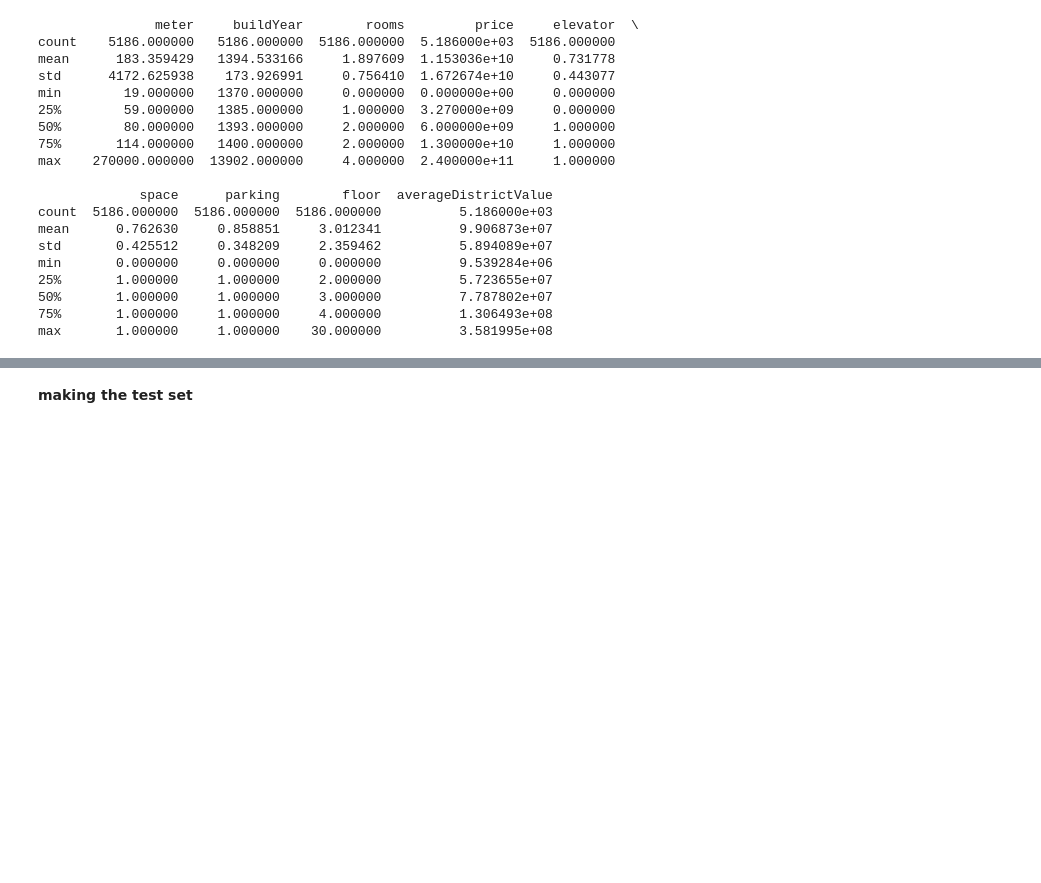
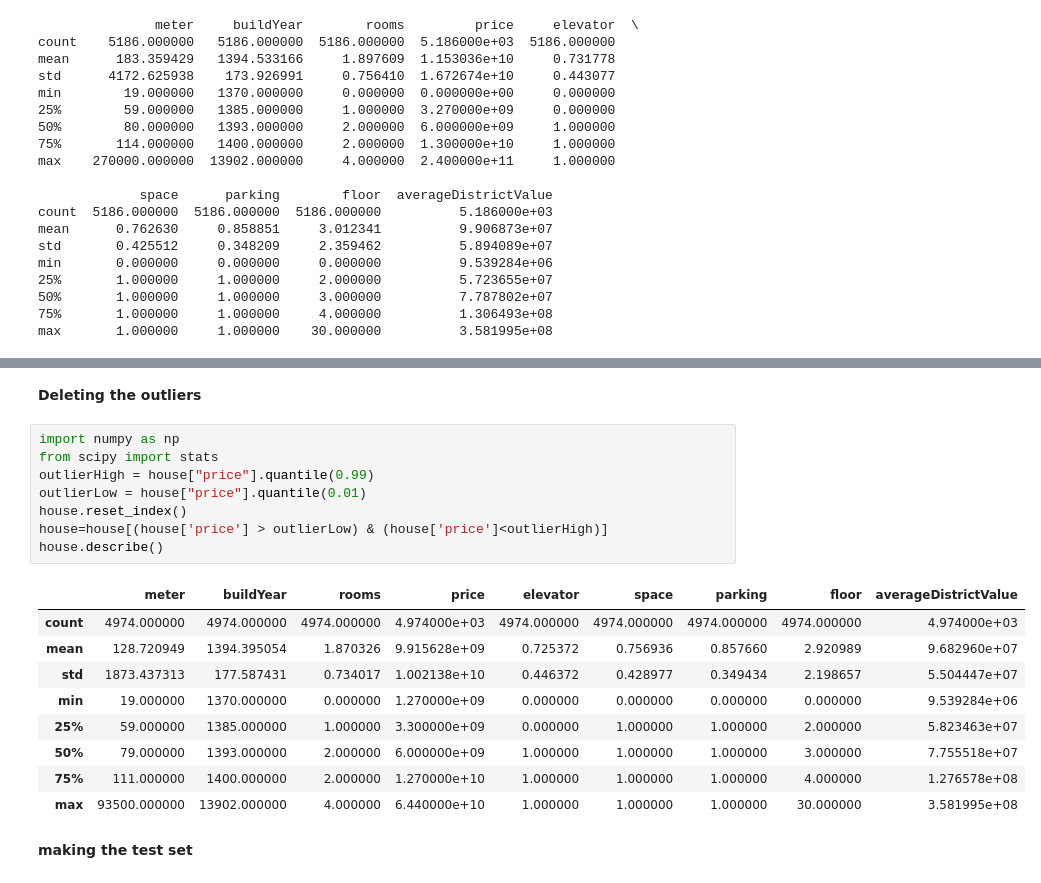
Before and after one commit to mehanalavimajd/pelot, a Jupyter notebook: model/train.ipynb, the cells around one changed output, grey strips where cells are left out. Saved outputs shown, nothing was run; the diff lists cells and outputs as text; blank space fills up the shorter version.

```diff
--- a/model/train.ipynb
+++ b/model/train.ipynb
@@ -63,3 +63,23 @@ plt.show()
+# %% [markdown]
+**Deleting the outliers**
+# %%
+import numpy as np
+from scipy import stats
+outlierHigh = house["price"].quantile(0.99)
+outlierLow = house["price"].quantile(0.01)
+house.reset_index()
+house=house[(house['price'] > outlierLow) & (house['price']<outlierHigh)]
+house.describe()
+# %% [output]
+|  | meter | buildYear | rooms | price | elevator | space | parking | floor | averageDistrictValue |
+| count | 4974.000000 | 4974.000000 | 4974.000000 | 4.974000e+03 | 4974.000000 | 4974.000000 | 4974.000000 | 4974.000000 | 4.974000e+03 |
+| mean | 128.720949 | 1394.395054 | 1.870326 | 9.915628e+09 | 0.725372 | 0.756936 | 0.857660 | 2.920989 | 9.682960e+07 |
+| std | 1873.437313 | 177.587431 | 0.734017 | 1.002138e+10 | 0.446372 | 0.428977 | 0.349434 | 2.198657 | 5.504447e+07 |
+| min | 19.000000 | 1370.000000 | 0.000000 | 1.270000e+09 | 0.000000 | 0.000000 | 0.000000 | 0.000000 | 9.539284e+06 |
+| 25% | 59.000000 | 1385.000000 | 1.000000 | 3.300000e+09 | 0.000000 | 1.000000 | 1.000000 | 2.000000 | 5.823463e+07 |
+| 50% | 79.000000 | 1393.000000 | 2.000000 | 6.000000e+09 | 1.000000 | 1.000000 | 1.000000 | 3.000000 | 7.755518e+07 |
+| 75% | 111.000000 | 1400.000000 | 2.000000 | 1.270000e+10 | 1.000000 | 1.000000 | 1.000000 | 4.000000 | 1.276578e+08 |
+| max | 93500.000000 | 13902.000000 | 4.000000 | 6.440000e+10 | 1.000000 | 1.000000 | 1.000000 | 30.000000 | 3.581995e+08 |
 # %% [markdown]
 **making the test set**
 # %%
```
Also changed, not shown: parts of 7 cells of this notebook.
